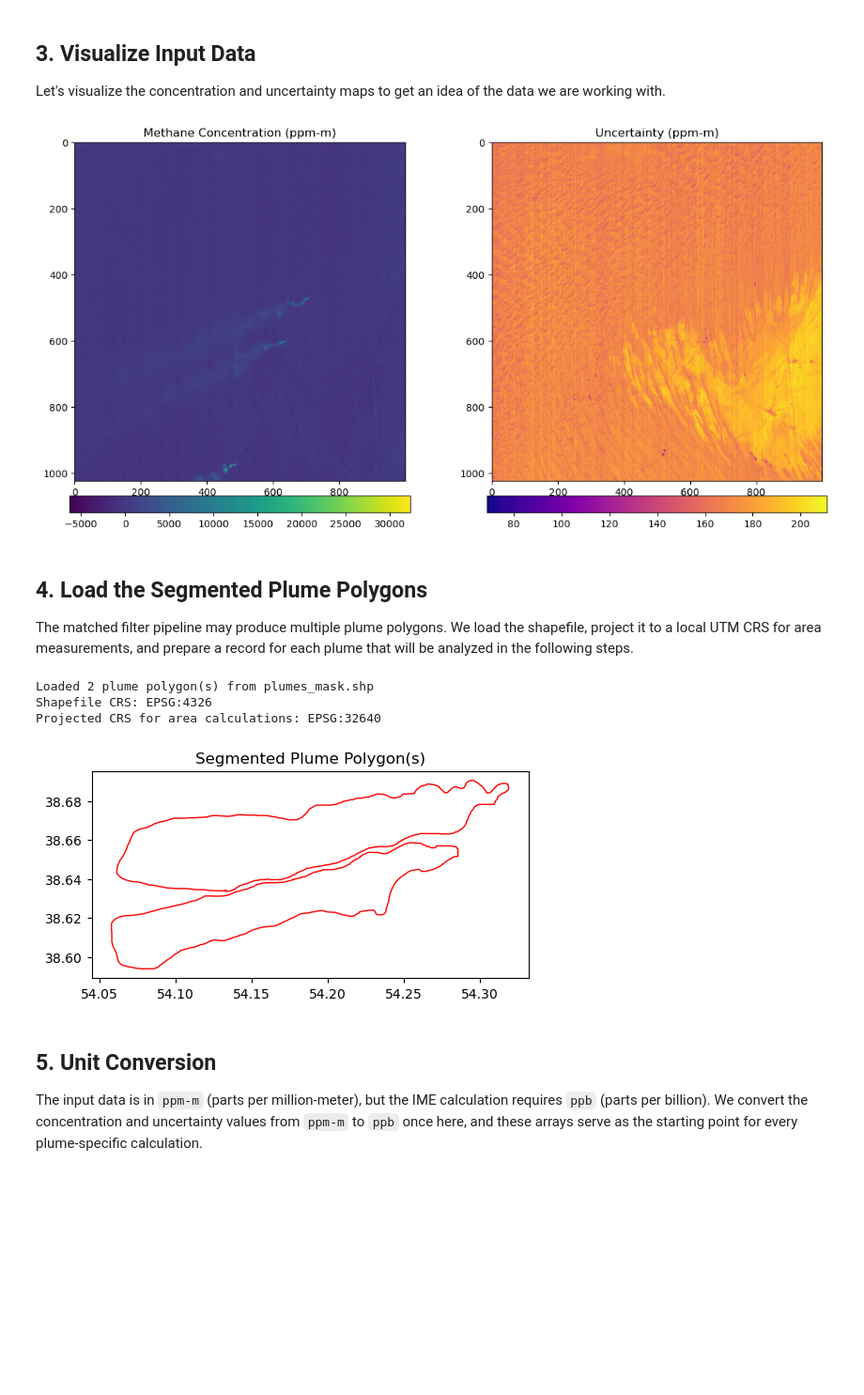
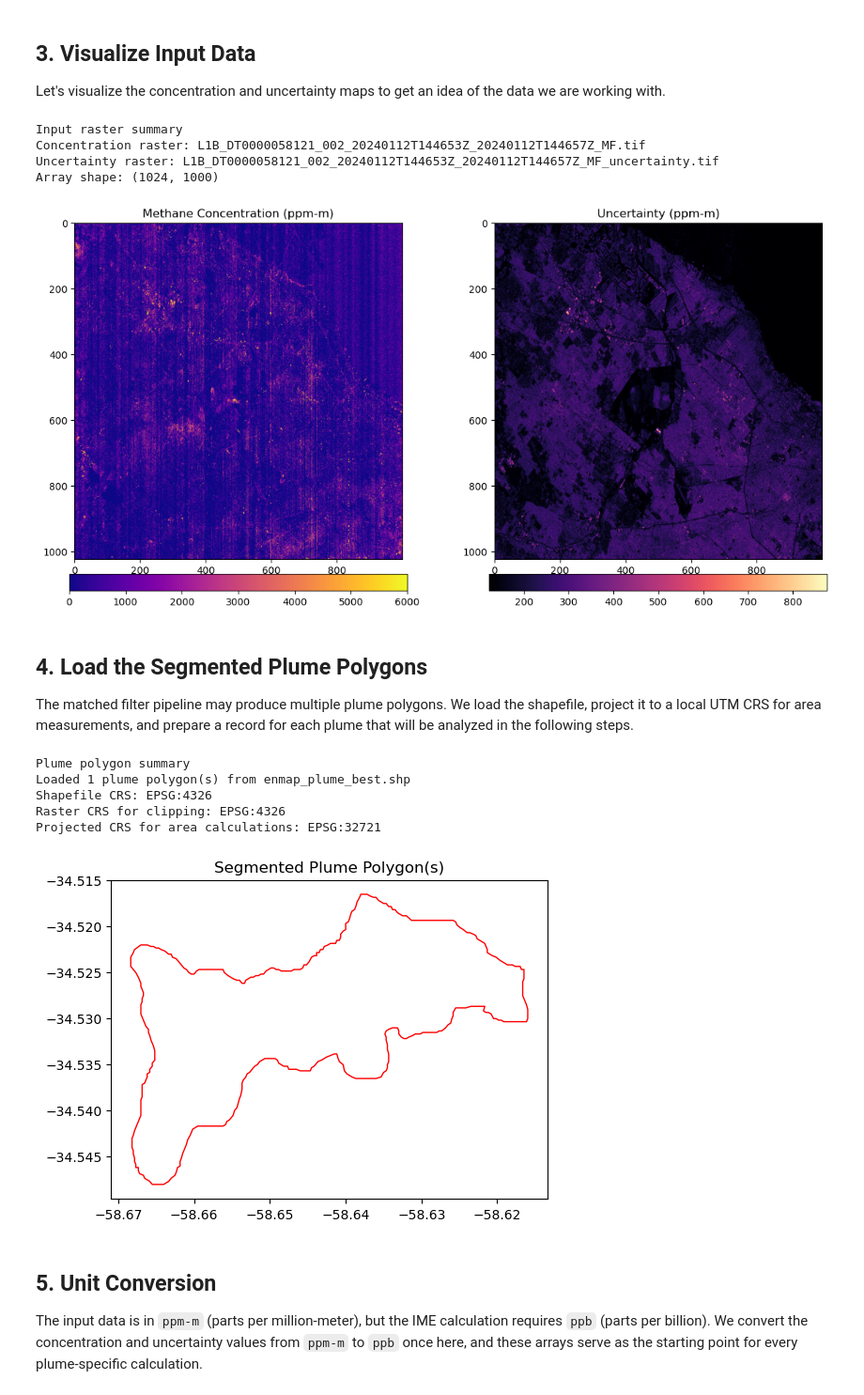
Before and after one commit to AlFe23/hygas, a Jupyter notebook: notebooks/plume_analysis_walkthrough.ipynb, the cells around one changed output. Shown at 94% size. Cells and saved outputs as stored; diff of their text form; code cells hidden in the pictures; blank space fills up the shorter version.

```diff
--- a/notebooks/plume_analysis_walkthrough.ipynb
+++ b/notebooks/plume_analysis_walkthrough.ipynb
@@ -47,23 +179,38 @@ GSD = 30
 
 Let's visualize the concentration and uncertainty maps to get an idea of the data we are working with.
 # %%
+
 conc_arr, geotransform, projection, _ = plumes_analyzer.load_geotiff(str(CONCENTRATION_FILE))
 unc_arr, _, _, _ = plumes_analyzer.load_geotiff(str(UNCERTAINTY_FILE))
 
+reporter.log_block(
+    'Input raster summary',
+    [
+        f'Concentration raster: {CONCENTRATION_FILE.name}',
+        f'Uncertainty raster: {UNCERTAINTY_FILE.name}',
+        f'Array shape: {conc_arr.shape}'
+    ]
+)
+
 fig, (ax1, ax2) = plt.subplots(1, 2, figsize=(12, 6))
 
-im1 = ax1.imshow(conc_arr, cmap='viridis')
+im1 = ax1.imshow(conc_arr, cmap='plasma', vmin=0, vmax=6000)
 ax1.set_title('Methane Concentration (ppm-m)')
 fig.colorbar(im1, ax=ax1, orientation='horizontal', fraction=0.046, pad=0.04)
 
-im2 = ax2.imshow(unc_arr, cmap='plasma')
+im2 = ax2.imshow(unc_arr, cmap='magma')
 ax2.set_title('Uncertainty (ppm-m)')
 fig.colorbar(im2, ax=ax2, orientation='horizontal', fraction=0.046, pad=0.04)
 
 plt.tight_layout()
+reporter.log_figure('Scene-wide concentration and uncertainty', fig)
 plt.show()
 # %% [output]
+Input raster summary
+Concentration raster: L1B_DT0000058121_002_20240112T144653Z_20240112T144657Z_MF.tif
+Uncertainty raster: L1B_DT0000058121_002_20240112T144653Z_20240112T144657Z_MF_uncertainty.tif
+Array shape: (1024, 1000)
-[figure, old version]
+[figure, new version]
 # %% [markdown]
 ## 4. Load the Segmented Plume Polygons
 
@@ -71,30 +218,42 @@ The matched filter pipeline may produce multiple plume polygons. We load the sha
 # %%
 if not SHAPEFILE_PATH.exists():
     raise FileNotFoundError(f'Plume shapefile not found: {SHAPEFILE_PATH}')
 
 gdf = gpd.read_file(SHAPEFILE_PATH)
+_, _, raster_wkt, _ = plumes_analyzer.load_geotiff(str(CONCENTRATION_FILE))
+raster_crs = CRS.from_wkt(raster_wkt)
+gdf_raster = gdf.to_crs(raster_crs)
 projected_gdf, projected_epsg = plumes_analyzer.project_gdf_to_local_utm(gdf)
 
 plume_records = []
-for (idx, row), (_, proj_row) in zip(gdf.iterrows(), projected_gdf.iterrows()):
+for (idx, row), (_, proj_row), (_, raster_row) in zip(gdf.iterrows(), projected_gdf.iterrows(), gdf_raster.iterrows()):
     plume_records.append({
         'plume_id': idx,
         'geom': row.geometry,
+        'geom_raster': raster_row.geometry,
         'projected_geom': proj_row.geometry
     })
 
-print(f'Loaded {len(plume_records)} plume polygon(s) from {SHAPEFILE_PATH.name}')
-print(f'Shapefile CRS: {gdf.crs}')
-print(f'Projected CRS for area calculations: EPSG:{projected_epsg}')
+summary_lines = [
+    f'Loaded {len(plume_records)} plume polygon(s) from {SHAPEFILE_PATH.name}',
+    f'Shapefile CRS: {gdf.crs}',
+    f'Raster CRS for clipping: {raster_crs.to_string()}',
+    f'Projected CRS for area calculations: EPSG:{projected_epsg}'
+]
+reporter.log_block('Plume polygon summary', summary_lines)
 
 ax = gdf.plot(edgecolor='red', facecolor='none', figsize=(6, 6))
 ax.set_title('Segmented Plume Polygon(s)')
+fig = ax.get_figure()
+reporter.log_figure('Segmented plume polygon(s)', fig)
 plt.show()
 # %% [output]
-Loaded 2 plume polygon(s) from plumes_mask.shp
+Plume polygon summary
+Loaded 1 plume polygon(s) from enmap_plume_best.shp
 Shapefile CRS: EPSG:4326
-Projected CRS for area calculations: EPSG:32640
+Raster CRS for clipping: EPSG:4326
+Projected CRS for area calculations: EPSG:32721
-[figure, old version]
+[figure, new version]
 # %% [markdown]
 ## 5. Unit Conversion
 
```
Also changed, not shown: parts of 17 cells of this notebook, 5 other files.
